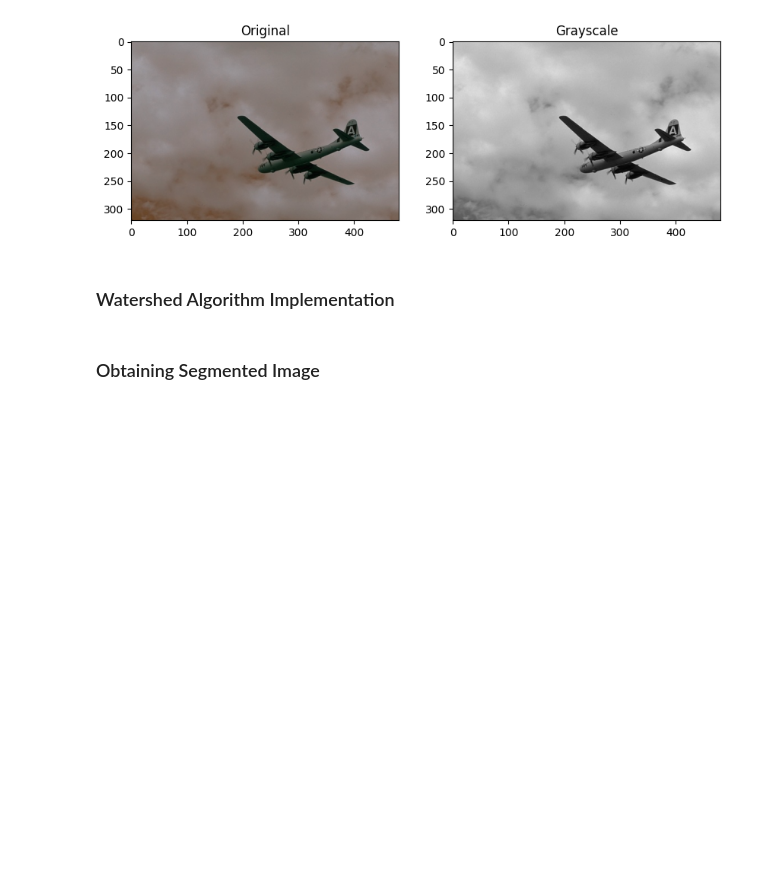
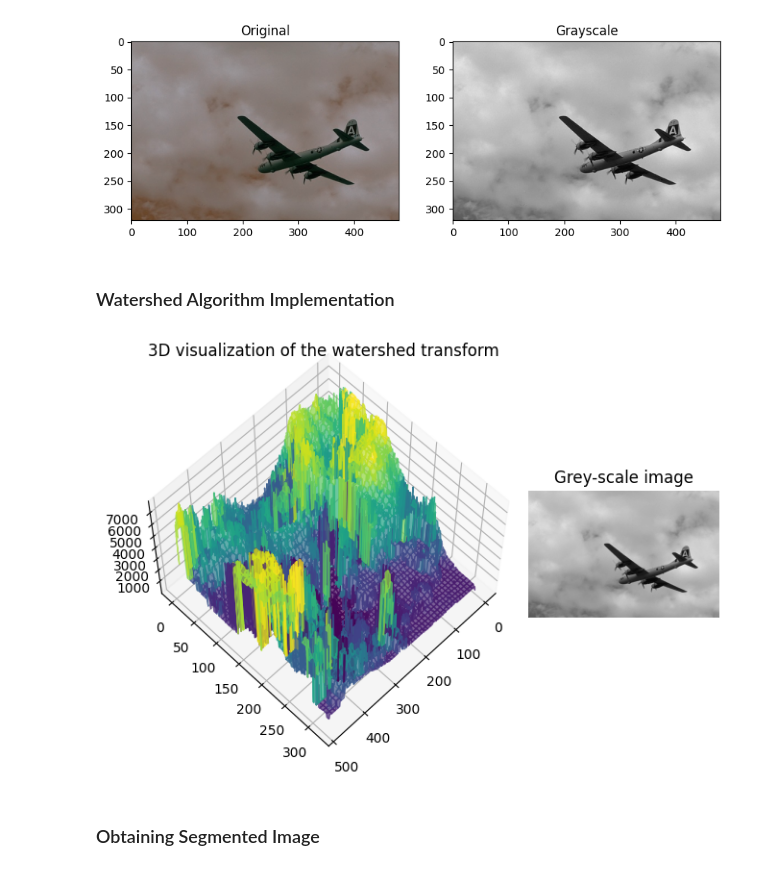
Before and after one commit to PeteCastle/Image-Segmentation, a Jupyter notebook: src/watershed-transform.ipynb, the cells around one changed output. Cells and saved outputs as stored; diff of their text form; code cells hidden in the pictures; blank space fills up the shorter version.

Commit message:
Added part for watershed transform

```diff
--- a/src/watershed-transform.ipynb
+++ b/src/watershed-transform.ipynb
@@ -61,6 +63,27 @@ for i in range(int(minI), int(maxI) + 1):
             curr_label += 1
         else:
             J[idx[j], idy[j]] = lab
+# %%
+# Plot the 3D surface
+gs = GridSpec(1, 2, width_ratios=[2, 1])
+fig3 = plt.figure()
+
+X, Y = np.meshgrid(np.arange(J.shape[1]), np.arange(J.shape[0]))
+
+ax_3d = fig3.add_subplot(gs[0], projection='3d')
+cmap = plt.get_cmap('viridis')
+ax_3d.plot_surface(X, Y, J, cmap=cmap, facecolors=cmap(J / J.max()), alpha = 0.7)
+ax_3d.view_init(elev=60, azim=45)
+ax_3d.set_title('3D visualization of the watershed transform')
+
+ax_2d = fig3.add_subplot(gs[1])
+ax_2d.imshow(Im1, cmap='gray')
+ax_2d.set_title('Grey-scale image')
+ax_2d.axis('off')
+
+plt.tight_layout()
+# %% [output]
+[figure, added]
 # %%
 def find_concentration_range_2d(input_array, concentration):
     flattened_array = input_array.flatten()
```
Also changed, not shown: parts of 3 cells of this notebook, 1 other file.
